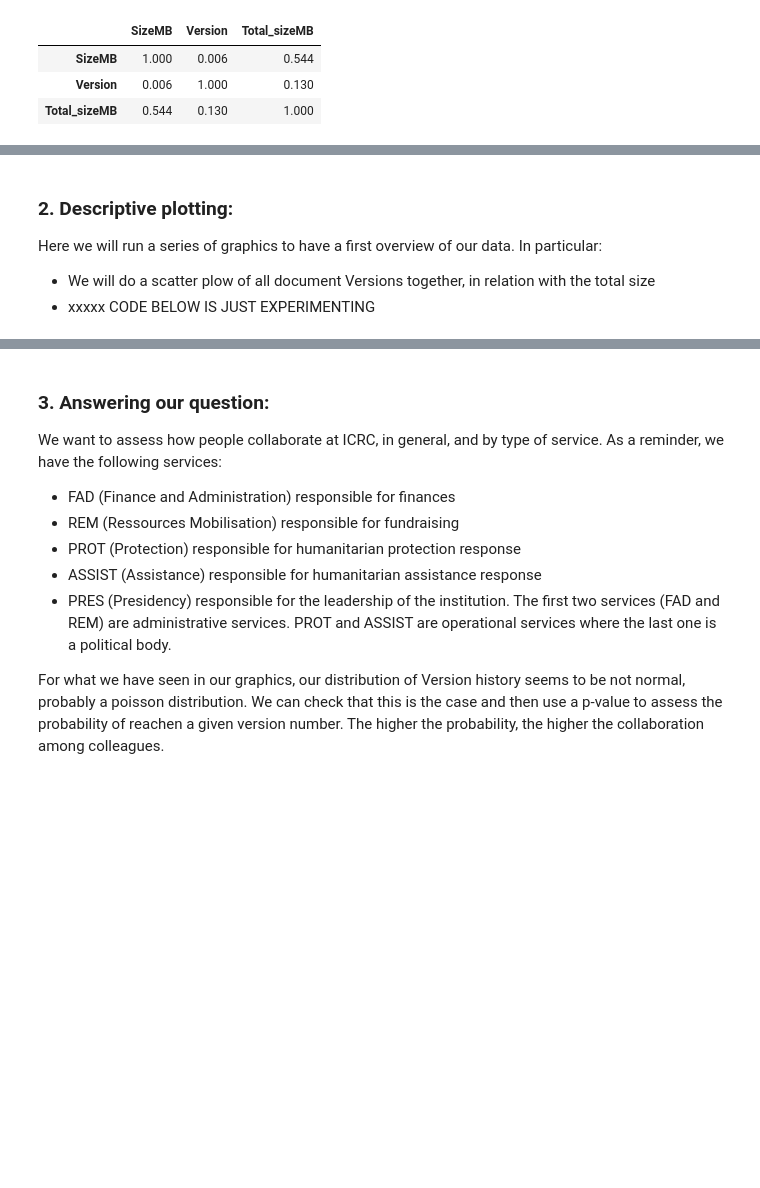
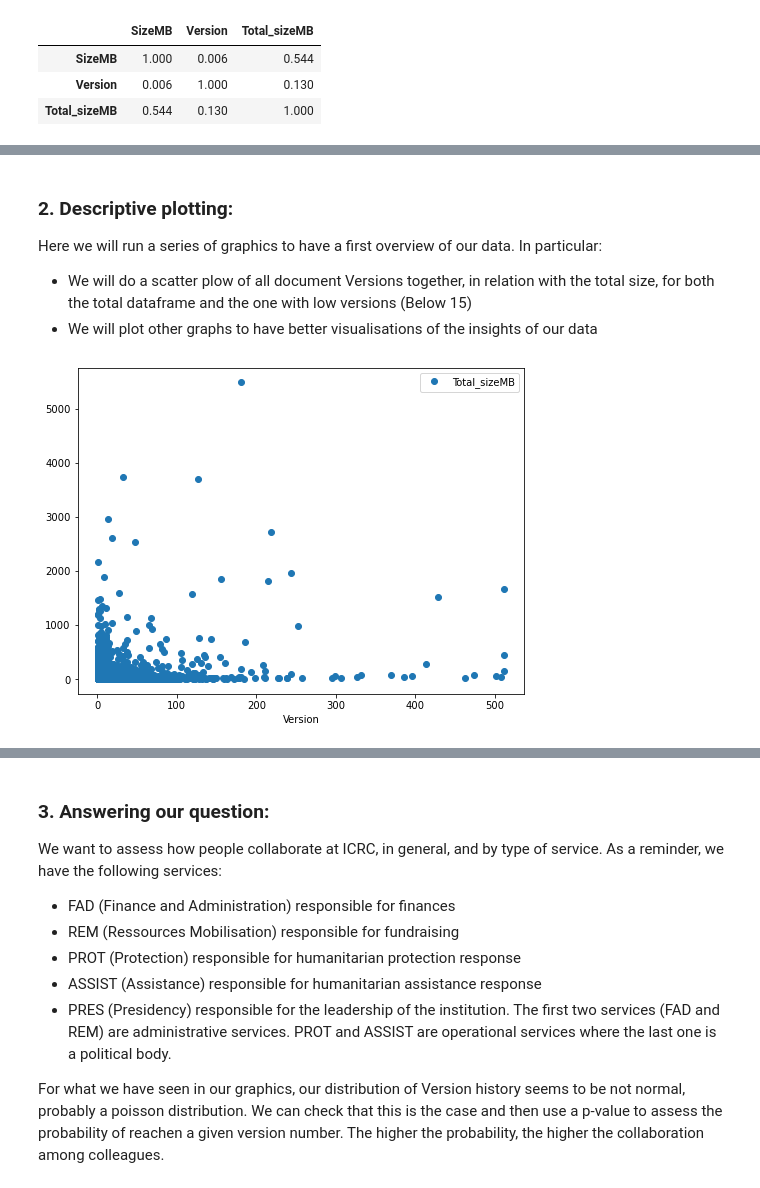
Before and after one commit to AlfonsoGarciaMiguel/CAS_ADS-AGM, a Jupyter notebook: ICRCM2.ipynb, the cells around one changed output, grey strips where cells are left out. Drawn from its saved outputs; the diff is of its cells as text; code cells hidden in the pictures; blank space fills up the shorter version.

```diff
--- a/ICRCM2.ipynb
+++ b/ICRCM2.ipynb
@@ -166,10 +210,12 @@ df[df['File_type']=='Textual'].corr()
 # %% [markdown]
 ### 2. Descriptive plotting:
 Here we will run a series of graphics to have a first overview of our data. In particular:
-- We will do a scatter plow of all document Versions together, in relation with the total size
-- xxxxx CODE BELOW IS JUST EXPERIMENTING
+- We will do a scatter plow of all document Versions together, in relation with the total size, for both the total dataframe and the one with low versions (Below 15)
+- We will plot other graphs to have better visualisations of the insights of our data
 # %%
 #scatter plow
-ax =collab_df.plot(x='Version', y='Total_sizeMB', marker="o" , linestyle='None', figsize=(8,6))
+ax =df.plot(x='Version', y='Total_sizeMB', marker="o" , linestyle='None', figsize=(8,6))
 plt.legend()
 plt.show()
+# %% [output]
+[figure, added]
```
Also changed, not shown: parts of 59 cells of this notebook, 3 other files.
